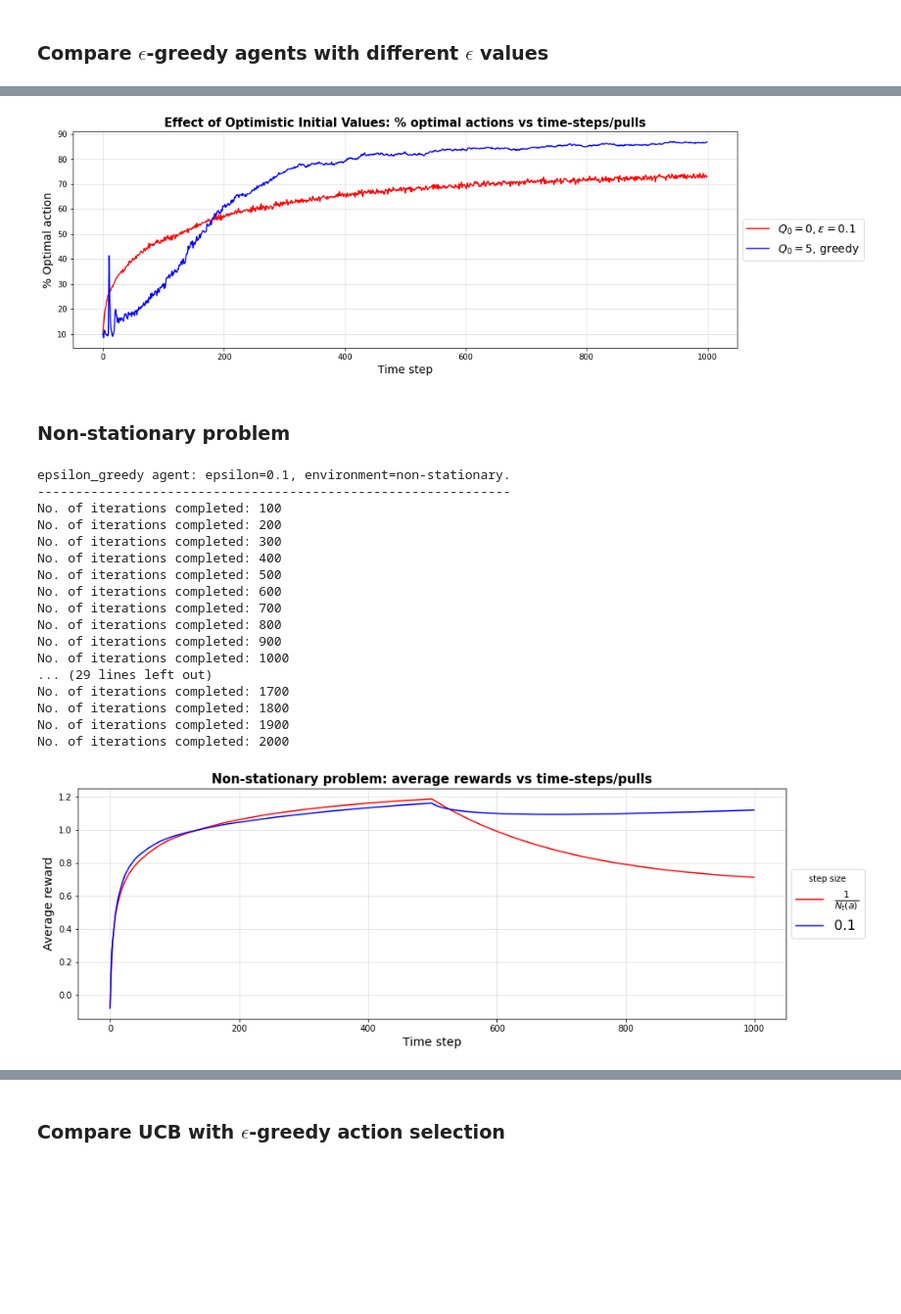
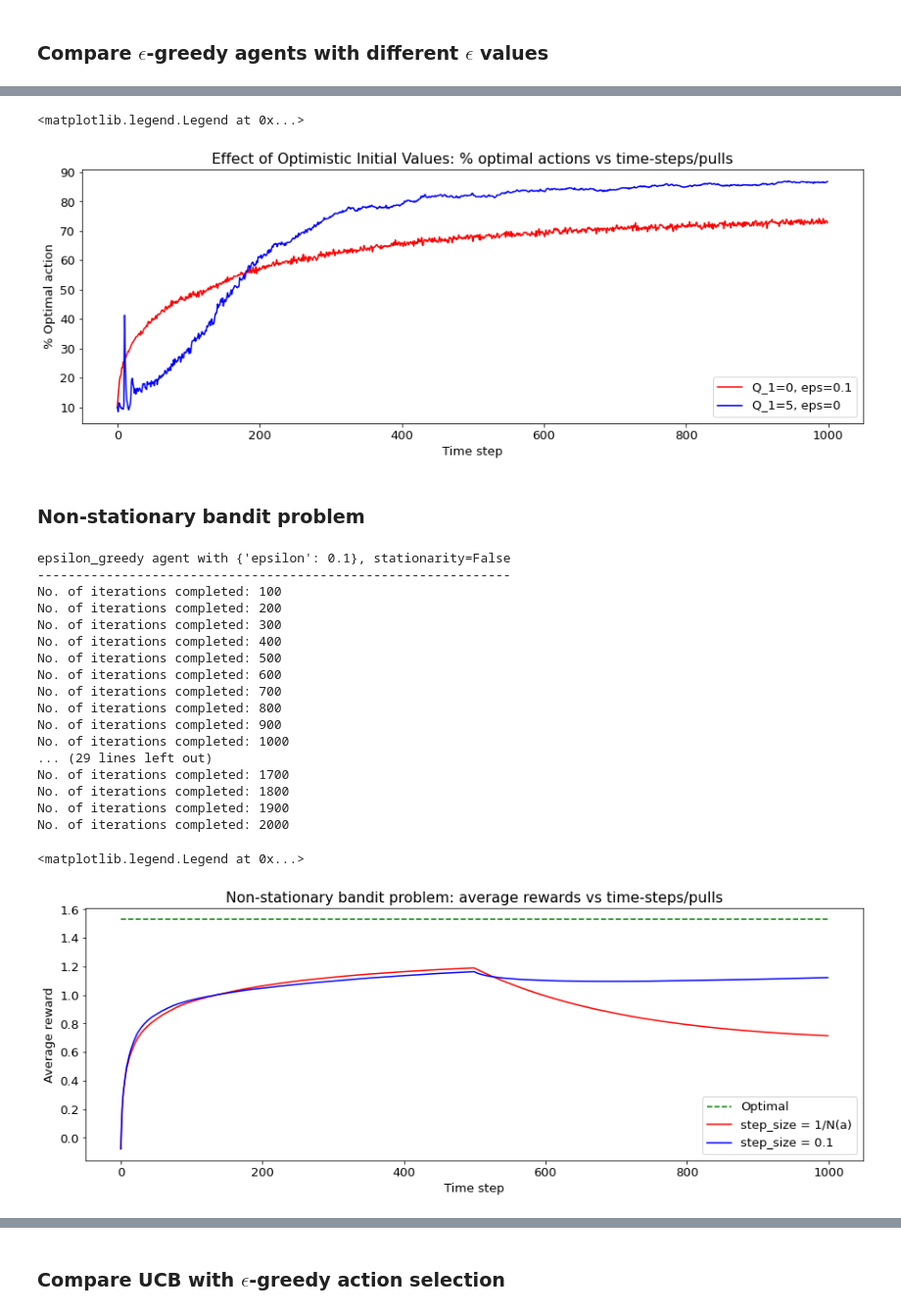
Before and after one commit to biswajitpawl/reinforcement-learning, a Jupyter notebook: multi-armed-bandits/multi-armed-bandits.ipynb, the cells around one changed output, grey strips where cells are left out. Shown: that part at 98% size. Cells and saved outputs as stored; diff of their text form; code cells hidden in the pictures; blank space fills up the shorter version.

```diff
--- a/multi-armed-bandits/multi-armed-bandits.ipynb
+++ b/multi-armed-bandits/multi-armed-bandits.ipynb
@@ -39,22 +33,19 @@ def softmax(values):
 # %%
 class Testbed:
 
-    def __init__(self, arms, mean=0., var=1., stationary=True):
+    def __init__(self, arms, stationary=True):
         self.arms = arms
-        self.mean = mean
-        self.var = var
         self.stationary = stationary
-
         self.reset()
 
     def get_reward(self, action):
         if not self.stationary and self.count == 500: self.reset()
         self.count += 1
-        return np.random.normal(self.q_actuals[action], 1.)
+        return np.random.normal(self.q_actuals[action], 1)
 
     def reset(self):
         self.count = 0
-        self.q_actuals = np.random.normal(self.mean, self.var, self.arms)
+        self.q_actuals = np.random.randn(self.arms)
         self.q_optimal = np.amax(self.q_actuals)
         self.optimal_action = np.argmax(self.q_actuals)
 # %% [markdown]
@@ -192,11 +167,13 @@ env = Environment(pulls, iterations, testbed)
 # %%
 eps = [0., 0.01, 0.1, 0.4]
 
-scores_avg_eps = []
-optimal_counts_eps = []
-for e in eps:
-    agent = Agent(arms, strategy='epsilon_greedy', epsilon=e)
-    scores_avg, optimal_counts = env.run(agent)
-    scores_avg_eps.append(scores_avg)
-    optimal_counts_eps.append(optimal_counts)
+all_scores_avgs = []
+optimal_counts_avgs = []
+
+for ep in eps:
+    agent = Agent(arms, strategy='epsilon_greedy', epsilon=ep)
+    q_optimal_avg, all_scores_avg, optimal_counts_avg = env.run(agent)
+
+    all_scores_avgs.append(all_scores_avg)
+    optimal_counts_avgs.append(optimal_counts_avg)
 # %% [output]
@@ -264,4 +228,4 @@ plt.show()
 # %%
 agent = Agent(arms, strategy='epsilon_greedy', epsilon=0., step_size=0.1, init_val=5.)
-_, optimal_counts_oiv = env.run(agent)
+_, _, optimal_counts_avg_1 = env.run(agent)
 # %% [output]
@@ -284,31 +248,27 @@ No. of iterations completed: 1900
 No. of iterations completed: 2000
 # %%
 # Plot optimal action counts averaged over runs (iters) vs time-steps/pulls
-plt.plot(optimal_counts_eps[2]*100, color='r')
-plt.plot(optimal_counts_oiv*100, color='b')
+plt.plot(optimal_counts_avgs[2]*100, color='r')
+plt.plot(optimal_counts_avg_1*100, color='b')
 plt.title('Effect of Optimistic Initial Values: % optimal actions vs time-steps/pulls')
 plt.xlabel('Time step')
 plt.ylabel('% Optimal action')
-plt.legend([fr'$Q_0 = 0, \epsilon = {eps[2]}$', r'$Q_0 = 5$, greedy'], bbox_to_anchor=(1.2, 0.5))
-plt.grid(alpha=0.4)
-plt.show()
+plt.legend(['Q_1=0, eps=0.1', 'Q_1=5, eps=0'])
 # %% [output]
+<matplotlib.legend.Legend at 0x...>
-[figure, old version]
+[figure, new version]
 # %% [markdown]
-### Non-stationary problem
+### Non-stationary bandit problem
 # %%
 testbed_ns  = Testbed(arms, stationary=False)
-env.reset(testbed_ns)
 
 agent_1 = Agent(arms, strategy='epsilon_greedy', epsilon=0.1)
 agent_2 = Agent(arms, strategy='epsilon_greedy', epsilon=0.1, step_size=0.1)
 
-scores_avg_ns = []
-for agent in [agent_1, agent_2]:
-    scores_avg, _ = env.run(agent)
-    scores_avg_ns.append(scores_avg)
+_, all_scores_avg_2, _ = env.run(agent_1, testbed_ns) # Pass new testbed
+_, all_scores_avg_3, _ = env.run(agent_2)
 # %% [output]
-epsilon_greedy agent: epsilon=0.1, environment=non-stationary.
+epsilon_greedy agent with {'epsilon': 0.1}, stationarity=False
 --------------------------------------------------------------
 No. of iterations completed: 100
 No. of iterations completed: 200
@@ -327,14 +287,14 @@ No. of iterations completed: 1900
 No. of iterations completed: 2000
 # %%
 # Plot rewards averaged over runs (iters) vs time-steps/pulls
-plt.plot(scores_avg_ns[0], color='r')
-plt.plot(scores_avg_ns[1], color='b')
-plt.title('Non-stationary problem: average rewards vs time-steps/pulls')
+plt.plot([q_optimal_avg for _ in range(len(all_scores_avg_2))], color='g', linestyle='--')
+plt.plot(all_scores_avg_2, color='r')
+plt.plot(all_scores_avg_3, color='b')
+plt.title('Non-stationary bandit problem: average rewards vs time-steps/pulls')
 plt.xlabel('Time step')
 plt.ylabel('Average reward')
-plt.legend([r'$\frac{1}{N_t(a)}$', '0.1'], title='step size', bbox_to_anchor=(1.12, 0.5), fontsize=16.)
-plt.grid(alpha=0.4)
-plt.show()
+plt.legend(['Optimal', 'step_size = 1/N(a)', 'step_size = 0.1'])
 # %% [output]
+<matplotlib.legend.Legend at 0x...>
-[figure, old version]
+[figure, new version]
 # %% [markdown]
```
Also changed, not shown: parts of 23 cells of this notebook, 2 other files.
